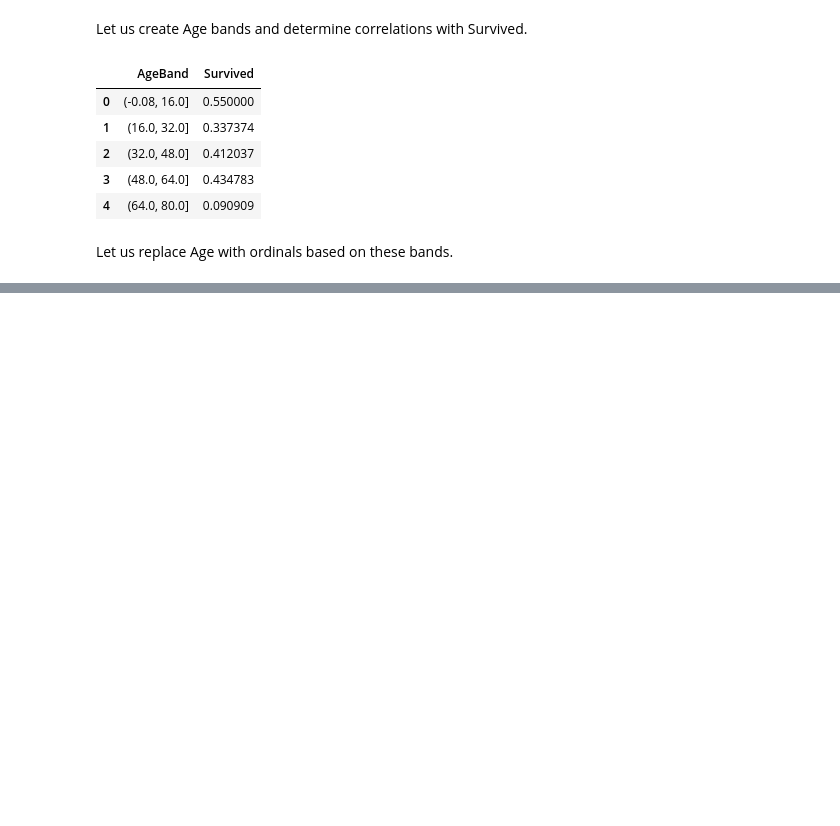
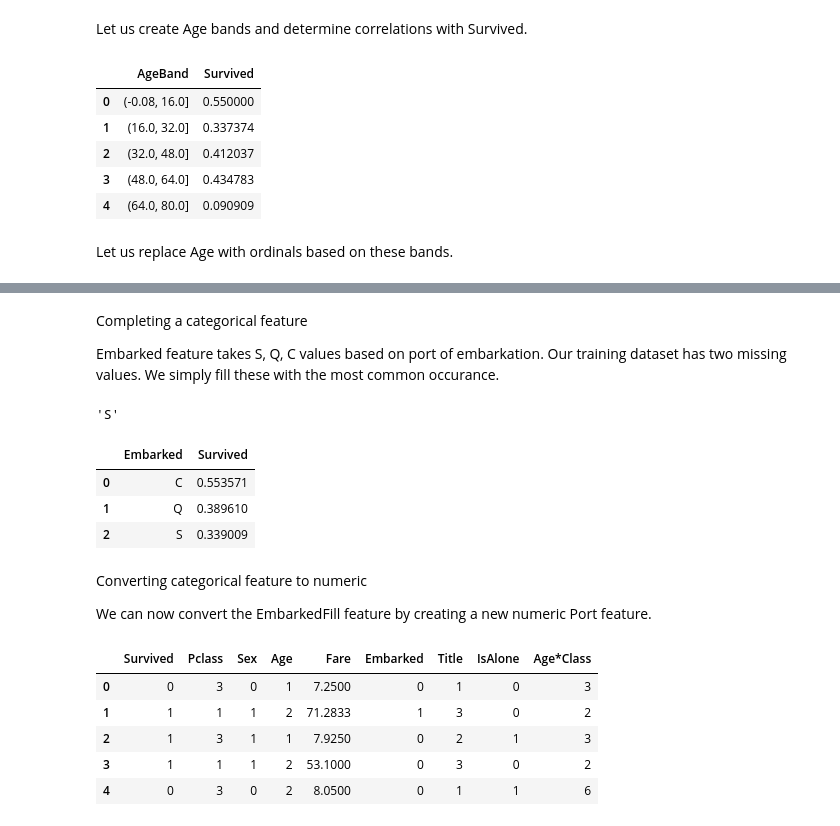
Before and after one commit to deepakmalpani/Titanic-ML-from-disaster, a Jupyter notebook: feature_engineering.ipynb, the cells around one changed output, grey strips where cells are left out. Drawn from its saved outputs; the diff is of its cells as text; code cells hidden in the pictures; blank space fills up the shorter version.

```diff
--- a/feature_engineering.ipynb
+++ b/feature_engineering.ipynb
@@ -592,0 +584,5 @@ ModuleNotFoundError: No module named 'sklearn'
+# %%
+for dataset in combine:
+    dataset['Age*Class'] = dataset.Age * dataset.Pclass
+
+df_train.loc[:, ['Age*Class','Age','Pclass']].head(10)
@@ -592,0 +601,37 @@ ModuleNotFoundError: No module named 'sklearn'
+# %% [markdown]
+
+Completing a categorical feature
+
+Embarked feature takes S, Q, C values based on port of embarkation. Our training dataset has two missing values. We simply fill these with the most common occurance.
+# %%
+freq_port = df_train.Embarked.dropna().mode()[0]
+freq_port
+# %% [output]
+'S'
+# %%
+for dataset in combine:
+    dataset['Embarked'] = dataset['Embarked'].fillna(freq_port)
+
+df_train[['Embarked','Survived']].groupby(['Embarked'], as_index = False).mean().sort_values(by = 'Survived', ascending = False)
+# %% [output]
+|  | Embarked | Survived |
+| 0 | C | 0.553571 |
+| 1 | Q | 0.389610 |
+| 2 | S | 0.339009 |
+# %% [markdown]
+
+Converting categorical feature to numeric
+
+We can now convert the EmbarkedFill feature by creating a new numeric Port feature.
+# %%
+for dataset in combine:
+    dataset['Embarked'] = dataset['Embarked'].map({'S': 0, 'C': 1, 'Q': 2}).astype(int)
+
+df_train.head()
+# %% [output]
+|  | Survived | Pclass | Sex | Age | Fare | Embarked | Title | IsAlone | Age*Class |
+| 0 | 0 | 3 | 0 | 1 | 7.2500 | 0 | 1 | 0 | 3 |
+| 1 | 1 | 1 | 1 | 2 | 71.2833 | 1 | 3 | 0 | 2 |
+| 2 | 1 | 3 | 1 | 1 | 7.9250 | 0 | 2 | 1 | 3 |
+| 3 | 1 | 1 | 1 | 2 | 53.1000 | 0 | 3 | 0 | 2 |
+| 4 | 0 | 3 | 0 | 2 | 8.0500 | 0 | 1 | 1 | 6 |
```
Also changed, not shown: parts of 26 cells of this notebook, 2 other files.
